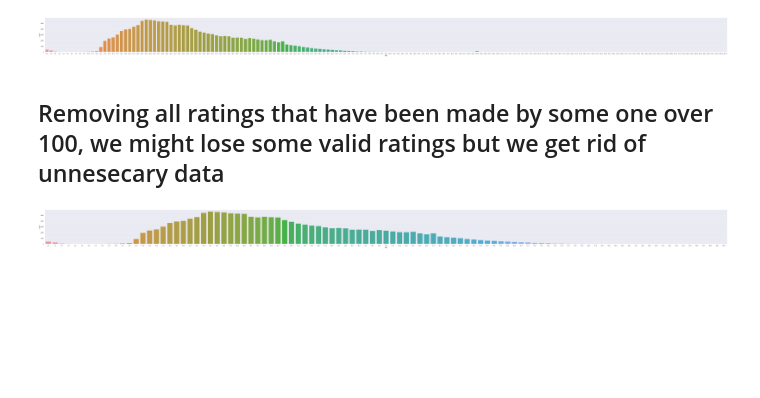
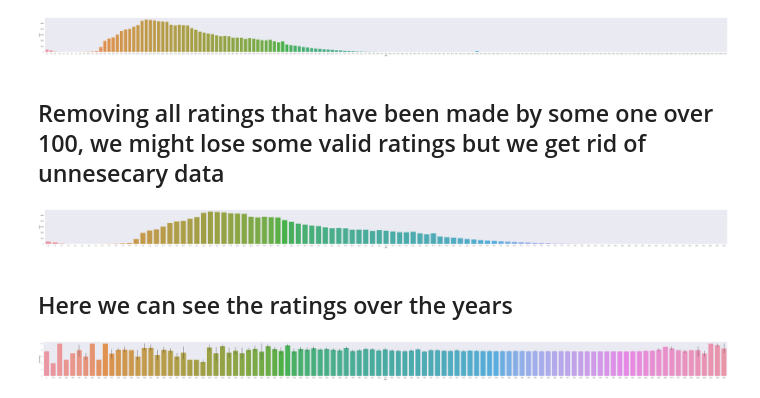
Before and after one commit to ablomstrom/final-project, a Jupyter notebook: main.ipynb, the cells around one changed output. Drawn from its saved outputs; the diff is of its cells as text; code cells hidden in the pictures; blank space fills up the shorter version.

```diff
--- a/main.ipynb
+++ b/main.ipynb
@@ -145,3 +195,11 @@ sns.countplot(x=users_data_df['age'])
 plt.show()
 # %% [output]
 [figure]
+# %% [markdown]
+## Here we can see the ratings over the years
+# %%
+sns.set(rc={'figure.figsize':(100,5)})
+sns.barplot(x=all_ratings['year'],y=all_ratings['bookRating'])
+plt.show()
+# %% [output]
+[figure, added]
```
Also changed, not shown: parts of 10 cells of this notebook.
